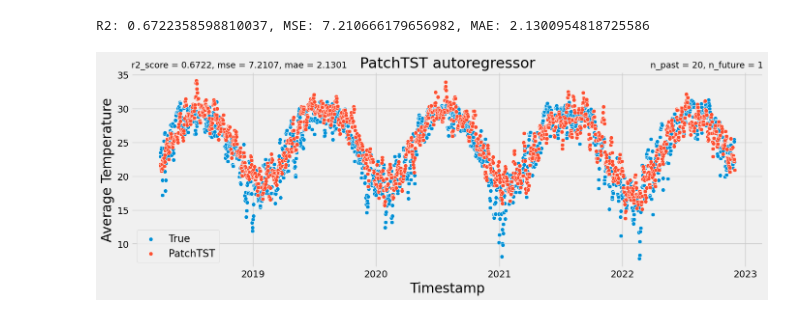
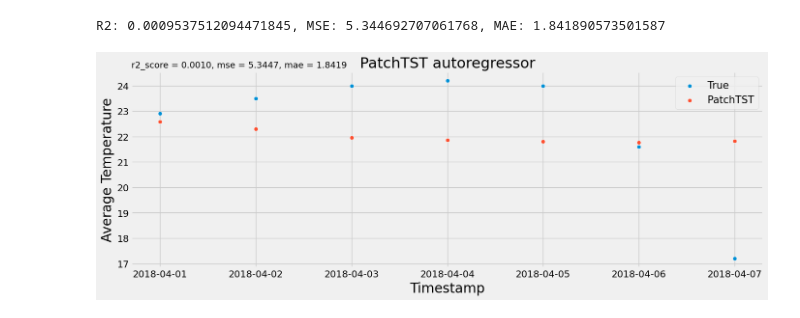
Before and after one commit to Argonaut790/HK-Temperature-Forecasting, a Jupyter notebook: src/patchTST/autoregressor_lib.ipynb, the cells around one changed output. Saved outputs shown, nothing was run; the diff lists cells and outputs as text; code cells hidden in the pictures.

```diff
--- a/src/patchTST/autoregressor_lib.ipynb
+++ b/src/patchTST/autoregressor_lib.ipynb
@@ -242,33 +244,33 @@ plot_df = plot_df.dropna(subset=['PatchTST'])
 # get the r2 score, mse, and mae
 from sklearn.metrics import mean_squared_error, mean_absolute_error, r2_score
 
-r2 = r2_score(plot_df['y_y'], plot_df['PatchTST'])
-mse = mean_squared_error(plot_df['y_y'], plot_df['PatchTST'])
-mae = mean_absolute_error(plot_df['y_y'], plot_df['PatchTST'])
+r2 = r2_score(plot_df['y'], plot_df['PatchTST'])
+mse = mean_squared_error(plot_df['y'], plot_df['PatchTST'])
+mae = mean_absolute_error(plot_df['y'], plot_df['PatchTST'])
 print(f"R2: {r2}, MSE: {mse}, MAE: {mae}")
 # %% [output]
-R2: 0.6722358598810037, MSE: 7.210666179656982, MAE: 2.1300954818725586
+R2: 0.0009537512094471845, MSE: 5.344692707061768, MAE: 1.841890573501587
 # %%
 import seaborn as sns
 import matplotlib.pyplot as plt
 
 fig, ax = plt.subplots(1, 1, figsize = (15, 5))
 
-sns.scatterplot(x=plot_df.index, y=plot_df['y_y'], ax=ax, label="True")
+sns.scatterplot(x=plot_df.index, y=plot_df['y'], ax=ax, label="True")
 sns.scatterplot(x=plot_df.index, y=plot_df['PatchTST'], ax=ax, label="PatchTST")
 # sns.scatterplot(x=plot_df.index, y=plot_df['NBEATS'], ax=ax, label="NBEATS")
 # sns.scatterplot(x=plot_df.index, y=plot_df['NHITS'], ax=ax, label="NHITS")
 
 ax.set_title('PatchTST autoregressor', fontsize=22)
-ax.set_title(f"n_past = {lag:}, n_future = {n_steps_out}", loc="right", fontsize=13)
+# ax.set_title(f"n_past = {lag:}, n_future = {n_steps_out}", loc="right", fontsize=13)
 ax.set_title(f"r2_score = {r2:1.4f}, mse = {mse:1.4f}, mae = {mae:1.4f}", loc="left", fontsize=13)
 
 ax.set_ylabel('Average Temperature', fontsize=20)
 ax.set_xlabel('Timestamp', fontsize=20)
 ax.legend(prop={'size': 15})
 ax.grid()
 plt.grid()
 plt.savefig("patchtst.png")
 # plt.show()
 # %% [output]
-[figure, old version]
+[figure, new version]
```
Also changed, not shown: parts of 5 cells of this notebook, 46 other files.
